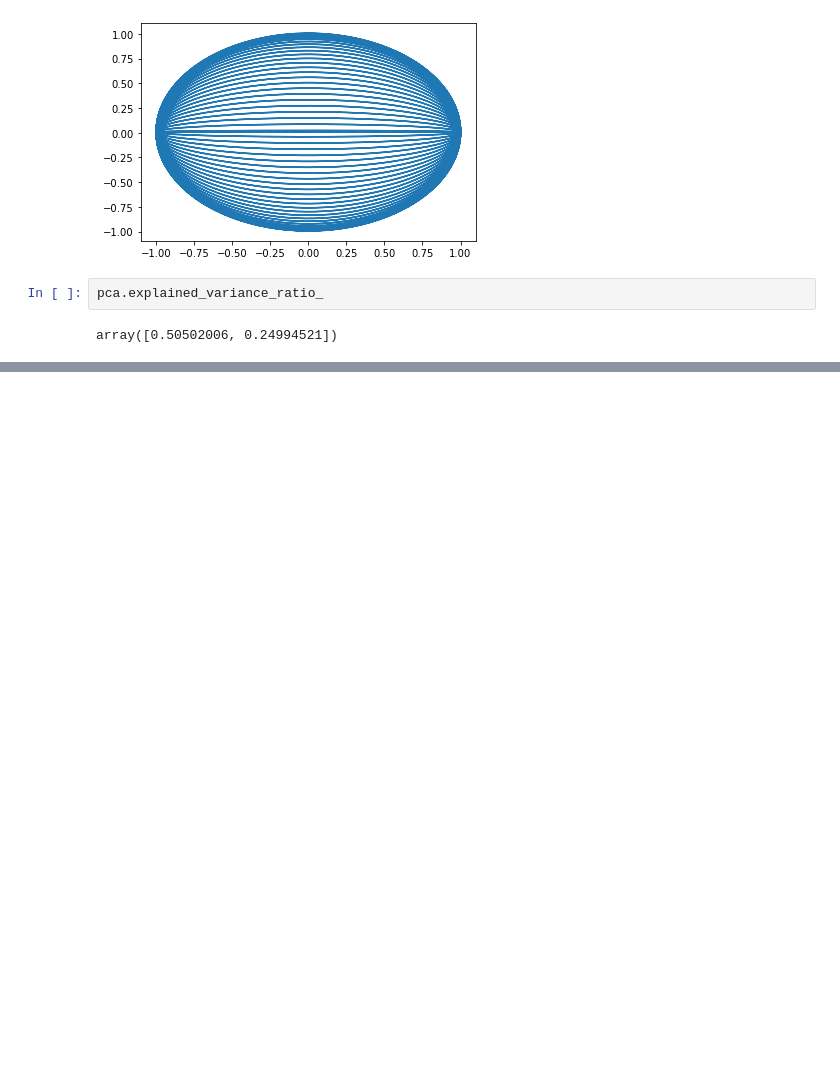
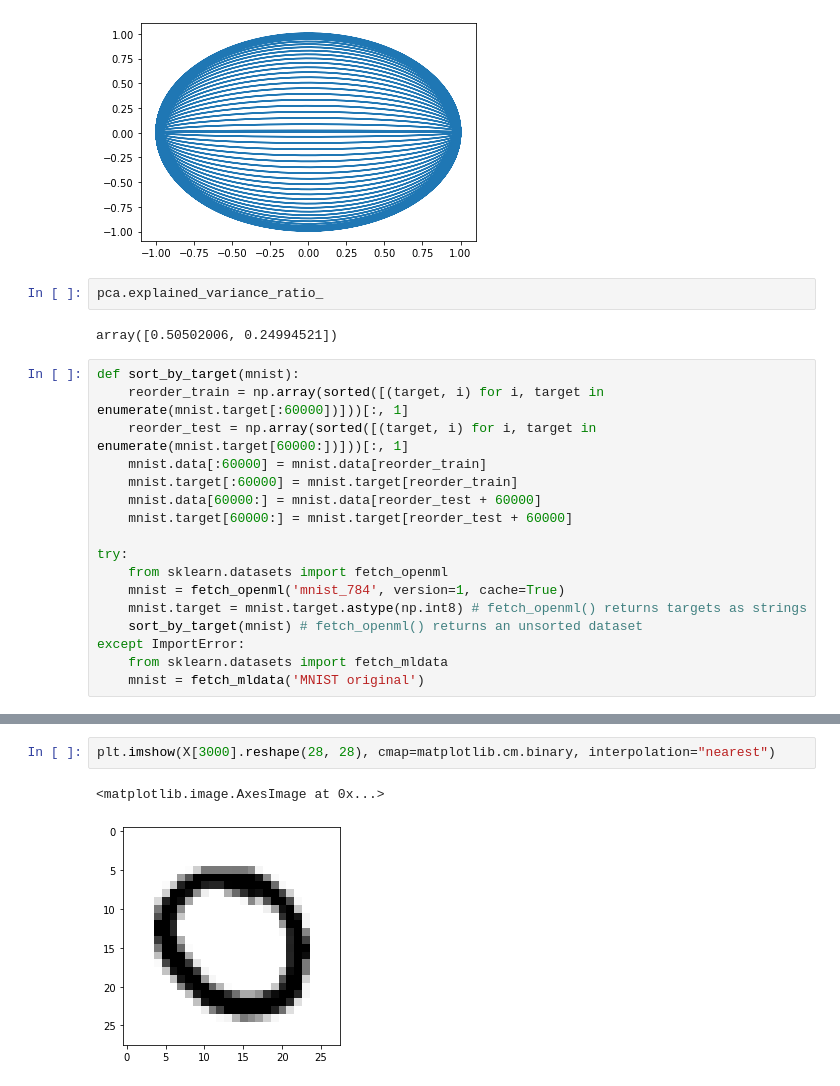
Before and after one commit to kaipak/hands-on-ml, a Jupyter notebook: notebooks/8-dim-reduction.ipynb, the cells around one changed output, grey strips where cells are left out. Cells and saved outputs as stored; diff of their text form; blank space fills up the shorter version.

```diff
--- a/notebooks/8-dim-reduction.ipynb
+++ b/notebooks/8-dim-reduction.ipynb
@@ -120,3 +118,20 @@ plt.plot(A2D[:, 0], A2D[:, 1])
 pca.explained_variance_ratio_
 # %% [output]
 array([0.50502006, 0.24994521])
+# %%
+def sort_by_target(mnist):
+    reorder_train = np.array(sorted([(target, i) for i, target in enumerate(mnist.target[:60000])]))[:, 1]
+    reorder_test = np.array(sorted([(target, i) for i, target in enumerate(mnist.target[60000:])]))[:, 1]
+    mnist.data[:60000] = mnist.data[reorder_train]
+    mnist.target[:60000] = mnist.target[reorder_train]
+    mnist.data[60000:] = mnist.data[reorder_test + 60000]
+    mnist.target[60000:] = mnist.target[reorder_test + 60000]
+
+try:
+    from sklearn.datasets import fetch_openml
+    mnist = fetch_openml('mnist_784', version=1, cache=True)
+    mnist.target = mnist.target.astype(np.int8) # fetch_openml() returns targets as strings
+    sort_by_target(mnist) # fetch_openml() returns an unsorted dataset
+except ImportError:
+    from sklearn.datasets import fetch_mldata
+    mnist = fetch_mldata('MNIST original')
@@ -122,0 +171,5 @@ array([0.50502006, 0.24994521])
+# %%
+plt.imshow(X[3000].reshape(28, 28), cmap=matplotlib.cm.binary, interpolation="nearest")
+# %% [output]
+<matplotlib.image.AxesImage at 0x...>
+[figure, added]
```
Also changed, not shown: parts of 9 cells of this notebook.
